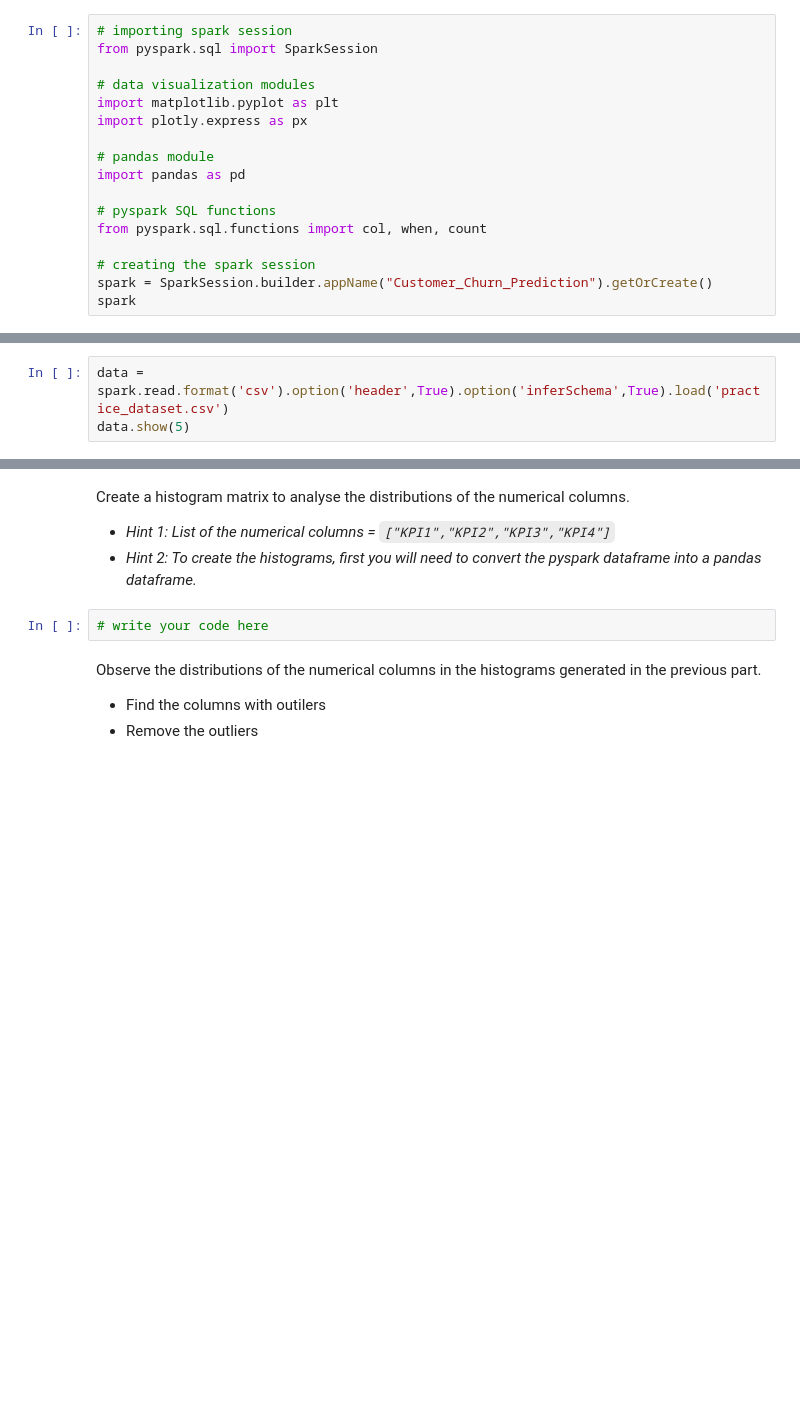
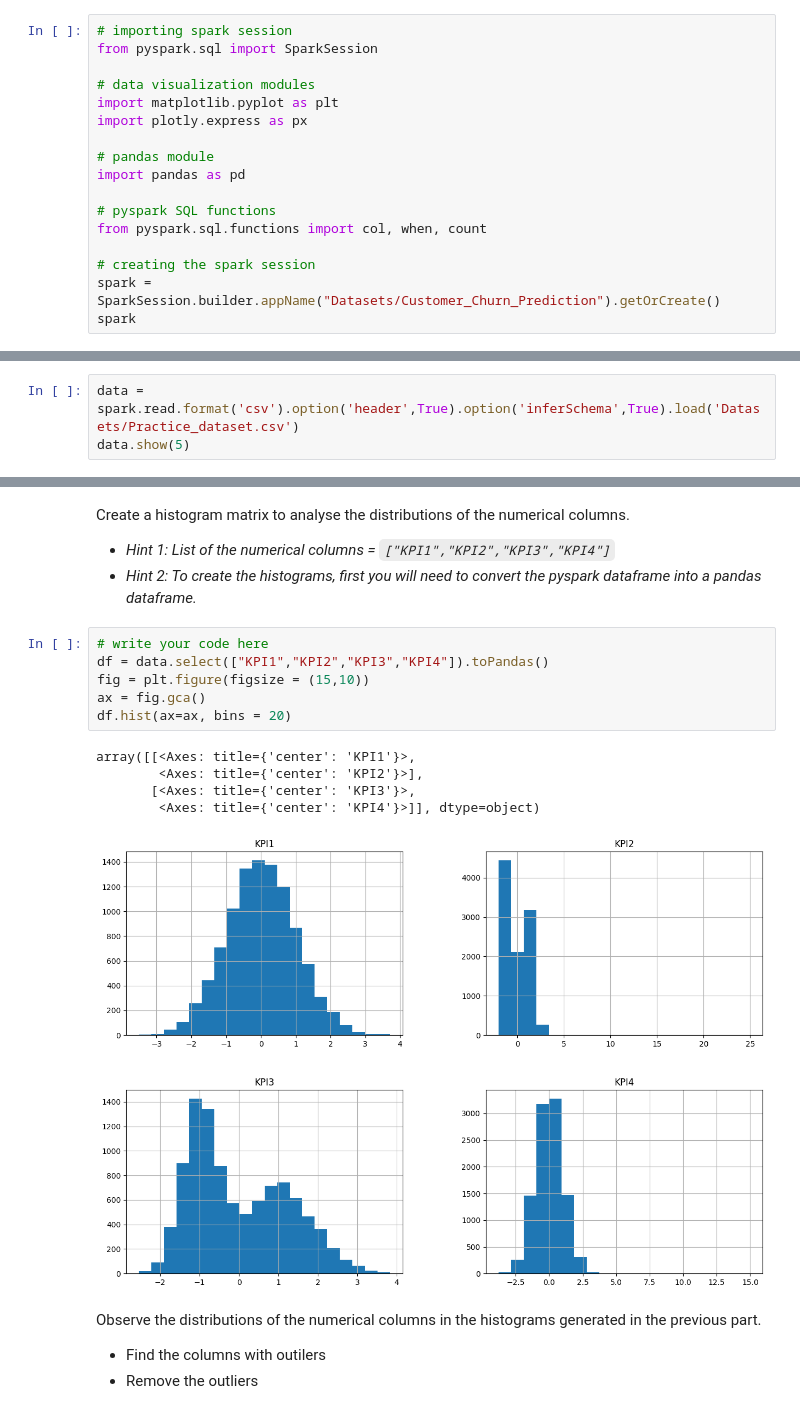
Before and after one commit to JosePabloGFnl/customer-churn-analysis, a Jupyter notebook: Practice_task_Data_Exploration_and_Cleaning.ipynb, the cells around one changed output, grey strips where cells are left out. Cells and saved outputs as stored; diff of their text form; blank space fills up the shorter version.

```diff
--- a/Practice_task_Data_Exploration_and_Cleaning.ipynb
+++ b/Practice_task_Data_Exploration_and_Cleaning.ipynb
@@ -26,6 +23,6 @@ import pandas as pd
 from pyspark.sql.functions import col, when, count
 
 # creating the spark session
-spark = SparkSession.builder.appName("Customer_Churn_Prediction").getOrCreate()
+spark = SparkSession.builder.appName("Datasets/Customer_Churn_Prediction").getOrCreate()
 spark
 # %% [output]
@@ -34,6 +30,6 @@ PySparkRuntimeError: [JAVA_GATEWAY_EXITED] Java gateway process exited before se
 # %% [markdown]
 Loading the `parctice-dataset.csv` file
 # %%
-data = spark.read.format('csv').option('header',True).option('inferSchema',True).load('practice_dataset.csv')
+data = spark.read.format('csv').option('header',True).option('inferSchema',True).load('Datasets/Practice_dataset.csv')
 data.show(5)
 # %% [output]
@@ -47,8 +55,18 @@ Create a histogram matrix to analyse the distributions of the numerical columns.
 
 - *Hint 1: List of the numerical columns = `["KPI1","KPI2","KPI3","KPI4"]`* <br>
 - *Hint 2: To create the histograms, first you will need to convert the pyspark dataframe into a pandas dataframe.*
-# %%
-# write your code here
+# %%
+# write your code here
+df = data.select(["KPI1","KPI2","KPI3","KPI4"]).toPandas()
+fig = plt.figure(figsize = (15,10))
+ax = fig.gca()
+df.hist(ax=ax, bins = 20)
+# %% [output]
+array([[<Axes: title={'center': 'KPI1'}>,
+        <Axes: title={'center': 'KPI2'}>],
+       [<Axes: title={'center': 'KPI3'}>,
+        <Axes: title={'center': 'KPI4'}>]], dtype=object)
+[figure, added]
 # %% [markdown]
 Observe the distributions of the numerical columns in the histograms generated in the previous part.
 - Find the columns with outilers
```
Also changed, not shown: parts of 11 cells of this notebook.
